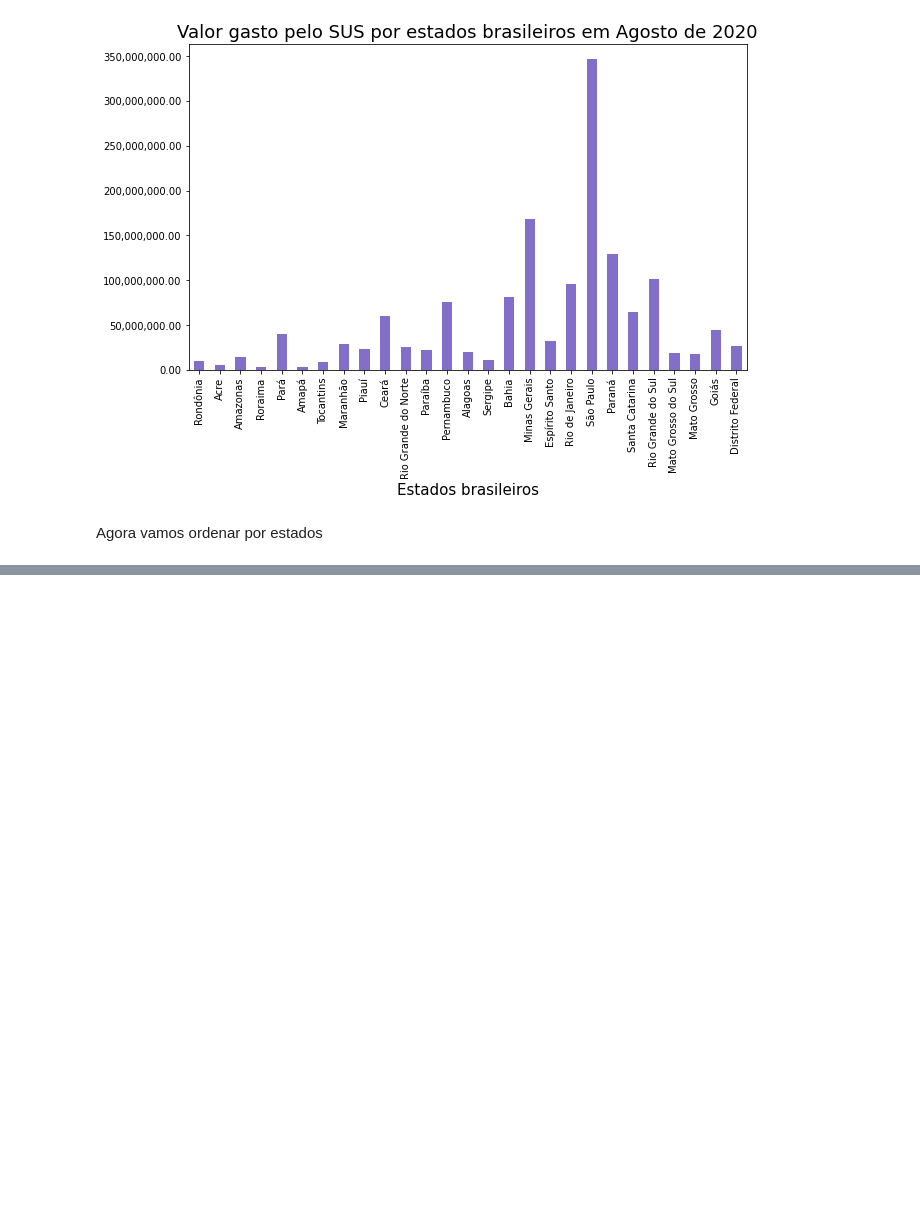
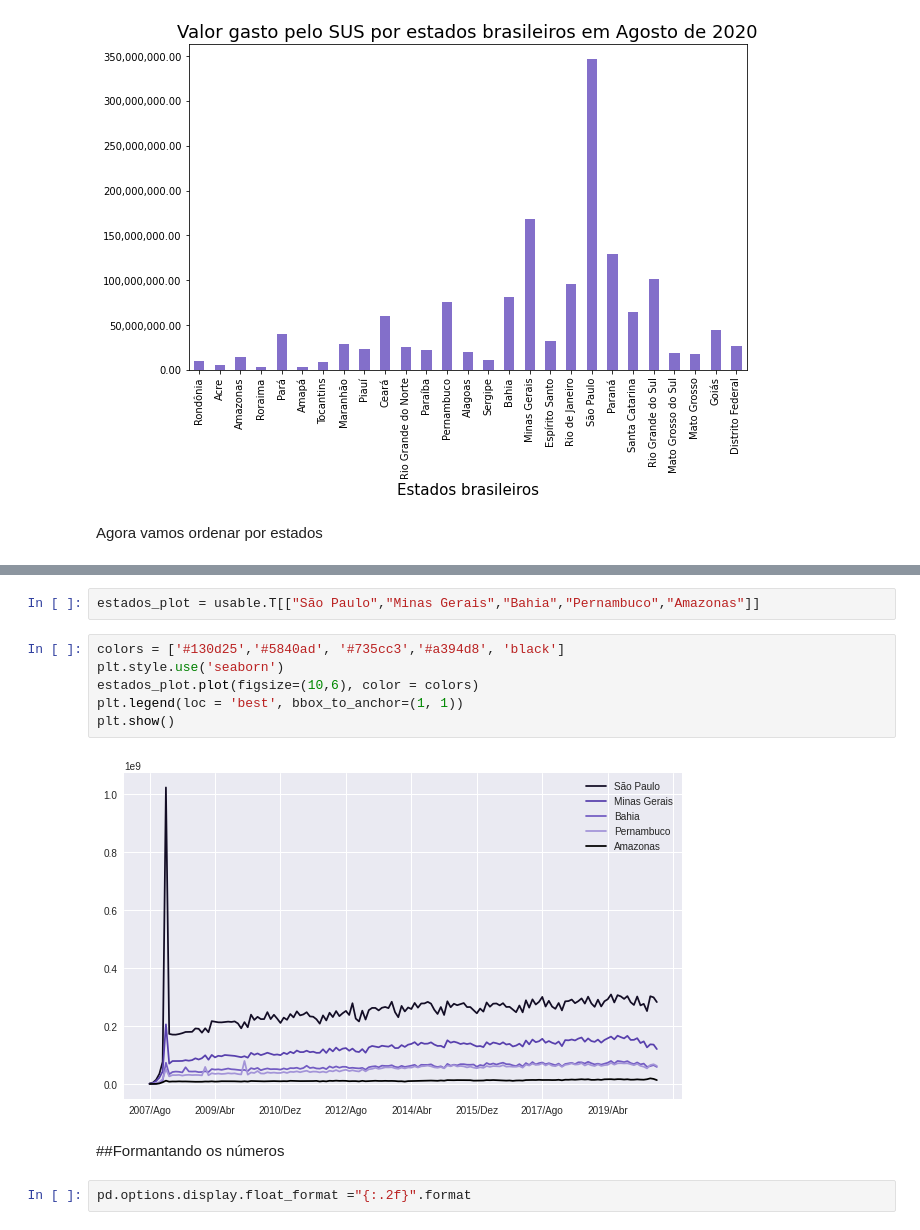
Before and after one commit to JuniorTorresMTJ/Bootcamp_Data_Science_Aplicada_Alura, a Jupyter notebook: notebook/Analisando_Dados_Sáude_Pandas.ipynb, the cells around one changed output, grey strips where cells are left out. Drawn from its saved outputs; the diff is of its cells as text; blank space fills up the shorter version.

```diff
--- a/notebook/Analisando_Dados_Sáude_Pandas.ipynb
+++ b/notebook/Analisando_Dados_Sáude_Pandas.ipynb
@@ -251,0 +355,14 @@ plt.show()
+# %%
+estados_plot = usable.T[["São Paulo","Minas Gerais","Bahia","Pernambuco","Amazonas"]]
+# %%
+colors = ['#130d25','#5840ad', '#735cc3','#a394d8', 'black']
+plt.style.use('seaborn')
+estados_plot.plot(figsize=(10,6), color = colors)
+plt.legend(loc = 'best', bbox_to_anchor=(1, 1))
+plt.show()
+# %% [output]
+[figure, added]
+# %% [markdown]
+##Formantando os números
+# %%
+pd.options.display.float_format ="{:.2f}".format
```
Also changed, not shown: parts of 24 cells of this notebook.
